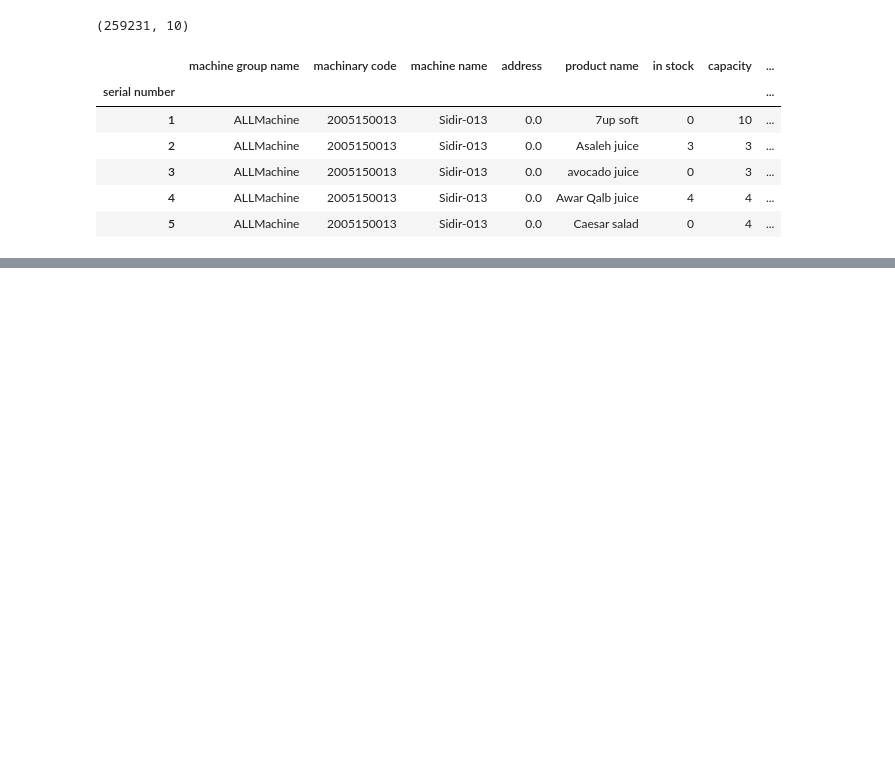
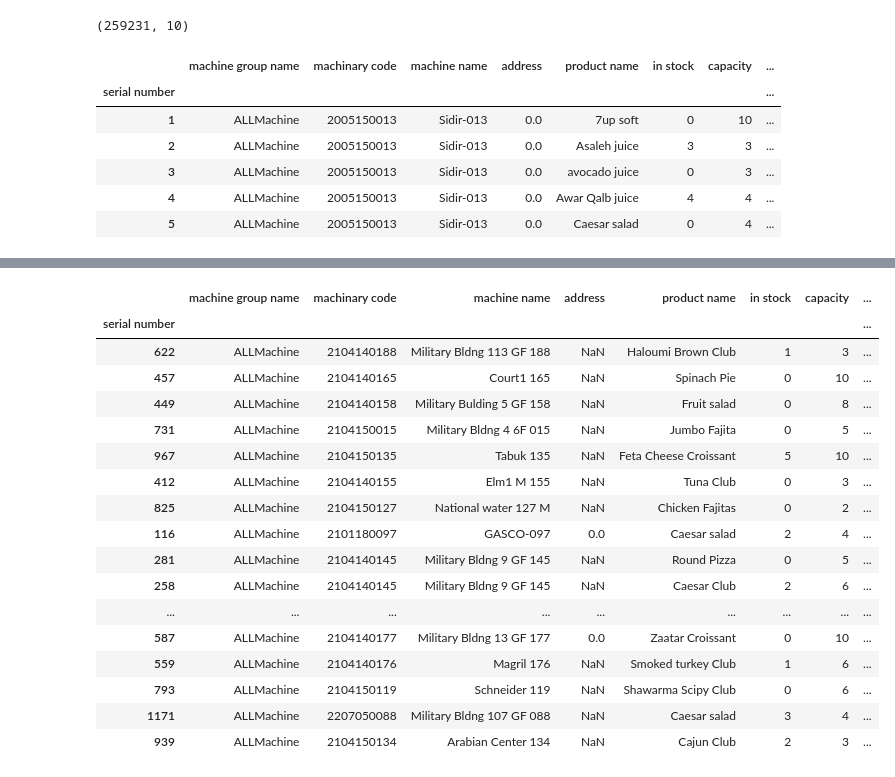
Before and after one commit to Muhammad-Nasr/task-analysis, a Jupyter notebook: main.ipynb, the cells around one changed output, grey strips where cells are left out. Saved outputs shown, nothing was run; the diff lists cells and outputs as text; code cells hidden in the pictures; blank space fills up the shorter version.

```diff
--- a/main.ipynb
+++ b/main.ipynb
@@ -52,0 +44,5 @@ macines_time[['in stock', 'out of stock']].agg([sum])
+# %%
+
+# convert column time to datetime object
+df['Time'] = pd.to_datetime(df['Time'])
+df['Time']
@@ -52,0 +63,29 @@ macines_time[['in stock', 'out of stock']].agg([sum])
+# %%
+new_df = df.copy()
+
+new_df.insert(8, 'Hour', new_df['Time'].dt.strftime(
+    '%H:%M:%S'), allow_duplicates=True)
+
+new_df.insert(9, 'Day', new_df['Time'].dt.day, allow_duplicates=True)
+
+
+new_df.sample(20)
+# %% [output]
+|  | machine group name | machinary code | machine name | address | product name | in stock | capacity | ... |
+| serial number |  |  |  |  |  |  |  | ... |
+| 622 | ALLMachine | 2104140188 | Military Bldng 113 GF 188 | NaN | Haloumi Brown Club | 1 | 3 | ... |
+| 457 | ALLMachine | 2104140165 | Court1 165 | NaN | Spinach Pie | 0 | 10 | ... |
+| 449 | ALLMachine | 2104140158 | Military Bulding 5 GF 158 | NaN | Fruit salad | 0 | 8 | ... |
+| 731 | ALLMachine | 2104150015 | Military Bldng 4 6F 015 | NaN | Jumbo Fajita | 0 | 5 | ... |
+| 967 | ALLMachine | 2104150135 | Tabuk 135 | NaN | Feta Cheese Croissant | 5 | 10 | ... |
+| 412 | ALLMachine | 2104140155 | Elm1 M 155 | NaN | Tuna Club | 0 | 3 | ... |
+| 825 | ALLMachine | 2104150127 | National water 127 M | NaN | Chicken Fajitas | 0 | 2 | ... |
+| 116 | ALLMachine | 2101180097 | GASCO-097 | 0.0 | Caesar salad | 2 | 4 | ... |
+| 281 | ALLMachine | 2104140145 | Military Bldng 9 GF 145 | NaN | Round Pizza | 0 | 5 | ... |
+| 258 | ALLMachine | 2104140145 | Military Bldng 9 GF 145 | NaN | Caesar Club | 2 | 6 | ... |
+| ... | ... | ... | ... | ... | ... | ... | ... | ... |
+| 587 | ALLMachine | 2104140177 | Military Bldng 13 GF 177 | 0.0 | Zaatar Croissant | 0 | 10 | ... |
+| 559 | ALLMachine | 2104140176 | Magril 176 | NaN | Smoked turkey Club | 1 | 6 | ... |
+| 793 | ALLMachine | 2104150119 | Schneider 119 | NaN | Shawarma Scipy Club | 0 | 6 | ... |
+| 1171 | ALLMachine | 2207050088 | Military Bldng 107 GF 088 | NaN | Caesar salad | 3 | 4 | ... |
+| 939 | ALLMachine | 2104150134 | Arabian Center 134 | NaN | Cajun Club | 2 | 3 | ... |
```
Also changed, not shown: parts of 25 cells of this notebook, 2 other files.
